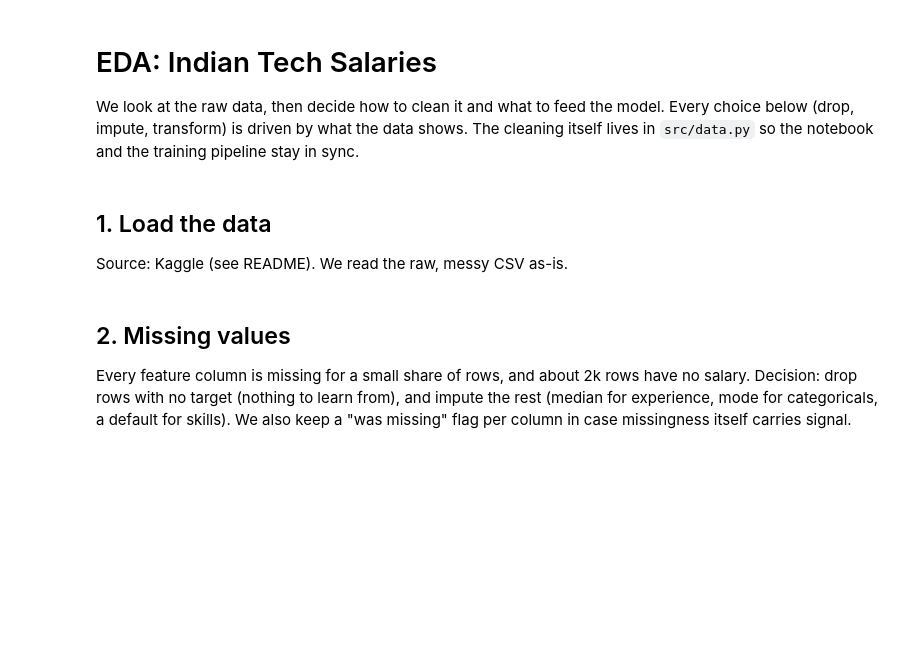
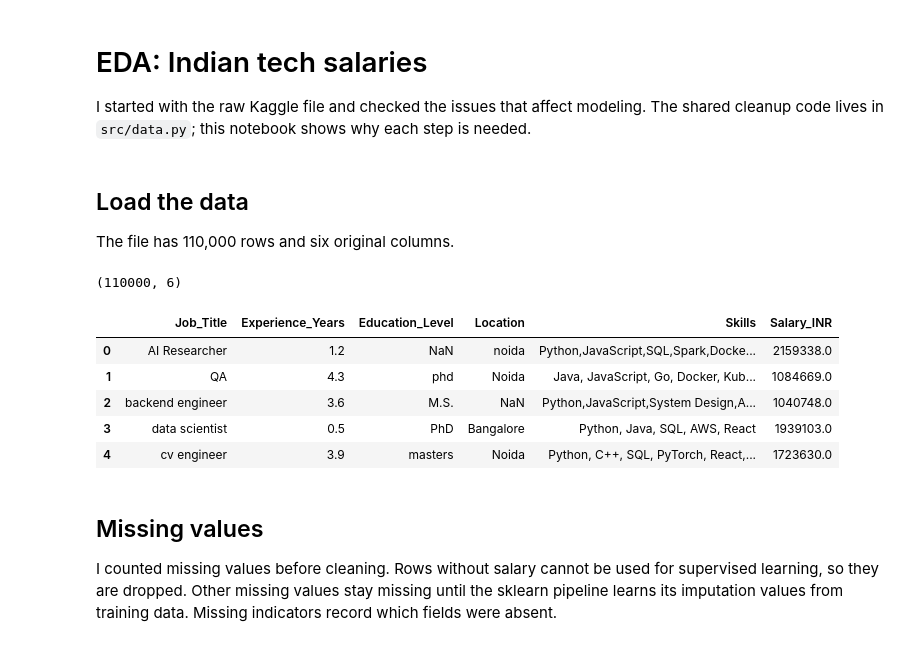
Before and after one commit to goyashek/tech-salary-advisor, a Jupyter notebook: notebooks/EDA.ipynb, the cells around one changed output. Saved outputs shown, nothing was run; the diff lists cells and outputs as text; code cells hidden in the pictures; blank space fills up the shorter version.

Commit message:
tightened the salary pipeline and docs

```diff
--- a/notebooks/EDA.ipynb
+++ b/notebooks/EDA.ipynb
@@ -1,24 +1,41 @@
 # %% [markdown]
-# EDA: Indian Tech Salaries
+# EDA: Indian tech salaries
 
-We look at the raw data, then decide how to clean it and what to feed the model.
-Every choice below (drop, impute, transform) is driven by what the data shows.
-The cleaning itself lives in `src/data.py` so the notebook and the training
-pipeline stay in sync.
+I started with the raw Kaggle file and checked the issues that affect modeling. The shared cleanup
+code lives in `src/data.py`; this notebook shows why each step is needed.
 # %% [markdown]
-## 1. Load the data
-Source: Kaggle (see README). We read the raw, messy CSV as-is.
+## Load the data
+
+The file has 110,000 rows and six original columns.
 # %%
+import sys
+sys.path.insert(0, "..")
+
+import matplotlib.pyplot as plt
+import numpy as np
+import pandas as pd
+import seaborn as sns
+
+from src.config import ROOT, load_config
+from src.data import clean, load_raw
+
+cfg = load_config()
 df_raw = load_raw(ROOT / cfg["data"]["path"])
 print(df_raw.shape)
 df_raw.head()
+# %% [output]
+(110000, 6)
+|  | Job_Title | Experience_Years | Education_Level | Location | Skills | Salary_INR |
+| 0 | AI Researcher | 1.2 | NaN | noida | Python,JavaScript,SQL,Spark,Docke... | 2159338.0 |
+| 1 | QA | 4.3 | phd | Noida | Java, JavaScript, Go, Docker, Kub... | 1084669.0 |
+| 2 | backend engineer | 3.6 | M.S. | NaN | Python,JavaScript,System Design,A... | 1040748.0 |
+| 3 | data scientist | 0.5 | PhD | Bangalore | Python, Java, SQL, AWS, React | 1939103.0 |
+| 4 | cv engineer | 3.9 | masters | Noida | Python, C++, SQL, PyTorch, React,... | 1723630.0 |
 # %% [markdown]
-## 2. Missing values
+## Missing values
 
-Every feature column is missing for a small share of rows, and about 2k rows
-have no salary. Decision: drop rows with no target (nothing to learn from), and
-impute the rest (median for experience, mode for categoricals, a default for
-skills). We also keep a "was missing" flag per column in case missingness itself
-carries signal.
+I counted missing values before cleaning. Rows without salary cannot be used for supervised learning,
+so they are dropped. Other missing values stay missing until the sklearn pipeline learns its imputation
+values from training data. Missing indicators record which fields were absent.
 # %%
 df_raw.isnull().sum()
```
Also changed, not shown: parts of 12 cells of this notebook, 14 other files.
